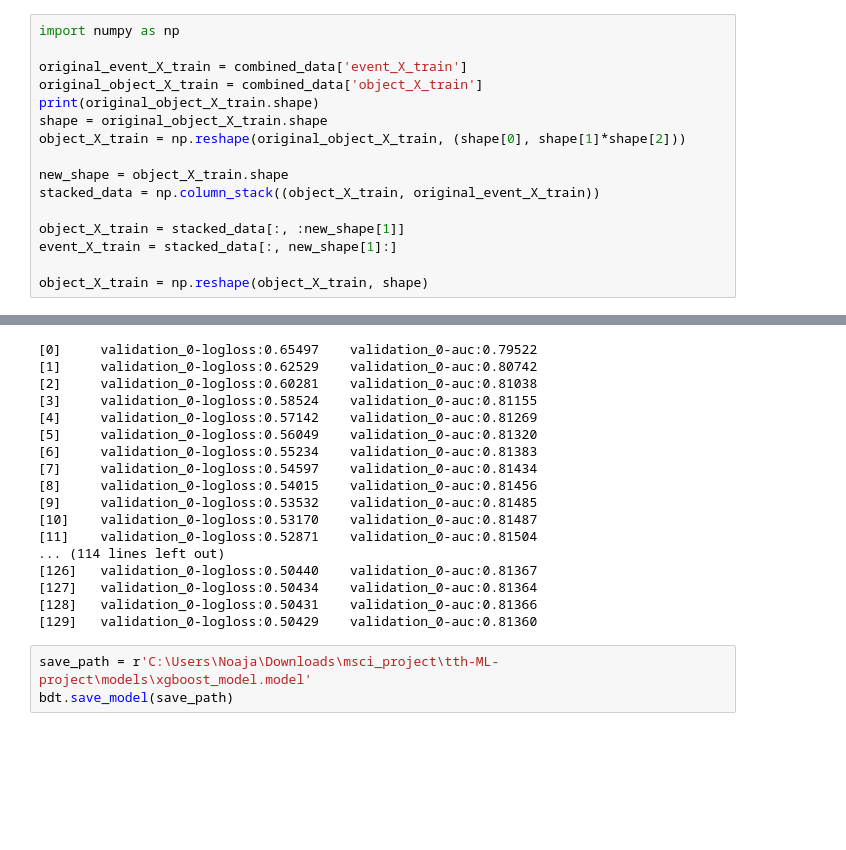
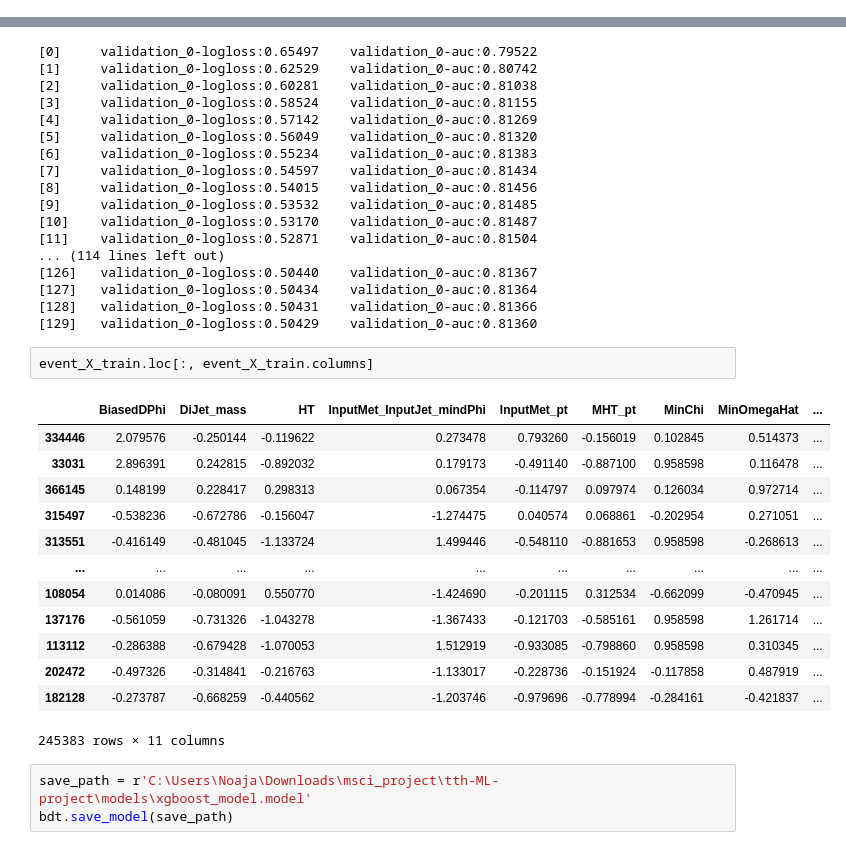
Before and after one commit to NoahHA/tth-ML-project, a Jupyter notebook: notebooks/other_models/xgboost_1234.ipynb, the cells around one changed output, grey strips where cells are left out. Saved outputs shown, nothing was run; the diff lists cells and outputs as text; blank space fills up the shorter version.

```diff
--- a/notebooks/other_models/xgboost_1234.ipynb
+++ b/notebooks/other_models/xgboost_1234.ipynb
@@ -17,19 +17,3 @@ event_X_train = combined_data['event_X_train']
 event_X_test = combined_data['event_X_test']
 
 scale_factor = (y_train == 0).sum() / (y_train == 1).sum()
-# %%
-import numpy as np
-
-original_event_X_train = combined_data['event_X_train']
-original_object_X_train = combined_data['object_X_train']
-print(original_object_X_train.shape)
-shape = original_object_X_train.shape
-object_X_train = np.reshape(original_object_X_train, (shape[0], shape[1]*shape[2]))
-
-new_shape = object_X_train.shape
-stacked_data = np.column_stack((object_X_train, original_event_X_train))
-
-object_X_train = stacked_data[:, :new_shape[1]]
-event_X_train = stacked_data[:, new_shape[1]:]
-
-object_X_train = np.reshape(object_X_train, shape)
@@ -72,6 +54,22 @@ history = bdt.fit(event_X_train, y_train,
 [127]   validation_0-logloss:0.50434    validation_0-auc:0.81364
 [128]   validation_0-logloss:0.50431    validation_0-auc:0.81366
 [129]   validation_0-logloss:0.50429    validation_0-auc:0.81360
+# %%
+event_X_train.loc[:, event_X_train.columns]
+# %% [output]
+|  | BiasedDPhi | DiJet_mass | HT | InputMet_InputJet_mindPhi | InputMet_pt | MHT_pt | MinChi | MinOmegaHat | ... |
+| 334446 | 2.079576 | -0.250144 | -0.119622 | 0.273478 | 0.793260 | -0.156019 | 0.102845 | 0.514373 | ... |
+| 33031 | 2.896391 | 0.242815 | -0.892032 | 0.179173 | -0.491140 | -0.887100 | 0.958598 | 0.116478 | ... |
+| 366145 | 0.148199 | 0.228417 | 0.298313 | 0.067354 | -0.114797 | 0.097974 | 0.126034 | 0.972714 | ... |
+| 315497 | -0.538236 | -0.672786 | -0.156047 | -1.274475 | 0.040574 | 0.068861 | -0.202954 | 0.271051 | ... |
+| 313551 | -0.416149 | -0.481045 | -1.133724 | 1.499446 | -0.548110 | -0.881653 | 0.958598 | -0.268613 | ... |
+| ... | ... | ... | ... | ... | ... | ... | ... | ... | ... |
+| 108054 | 0.014086 | -0.080091 | 0.550770 | -1.424690 | -0.201115 | 0.312534 | -0.662099 | -0.470945 | ... |
+| 137176 | -0.561059 | -0.731326 | -1.043278 | -1.367433 | -0.121703 | -0.585161 | 0.958598 | 1.261714 | ... |
+| 113112 | -0.286388 | -0.679428 | -1.070053 | 1.512919 | -0.933085 | -0.798860 | 0.958598 | 0.310345 | ... |
+| 202472 | -0.497326 | -0.314841 | -0.216763 | -1.133017 | -0.228736 | -0.151924 | -0.117858 | 0.487919 | ... |
+| 182128 | -0.273787 | -0.668259 | -0.440562 | -1.203746 | -0.979696 | -0.778994 | -0.284161 | -0.421837 | ... |
+245383 rows × 11 columns
 # %%
 save_path = r'C:\Users\Noaja\Downloads\msci_project\tth-ML-project\models\xgboost_model.model'
 bdt.save_model(save_path)
```
Also changed, not shown: parts of 1 cell of this notebook, 30 other files.
